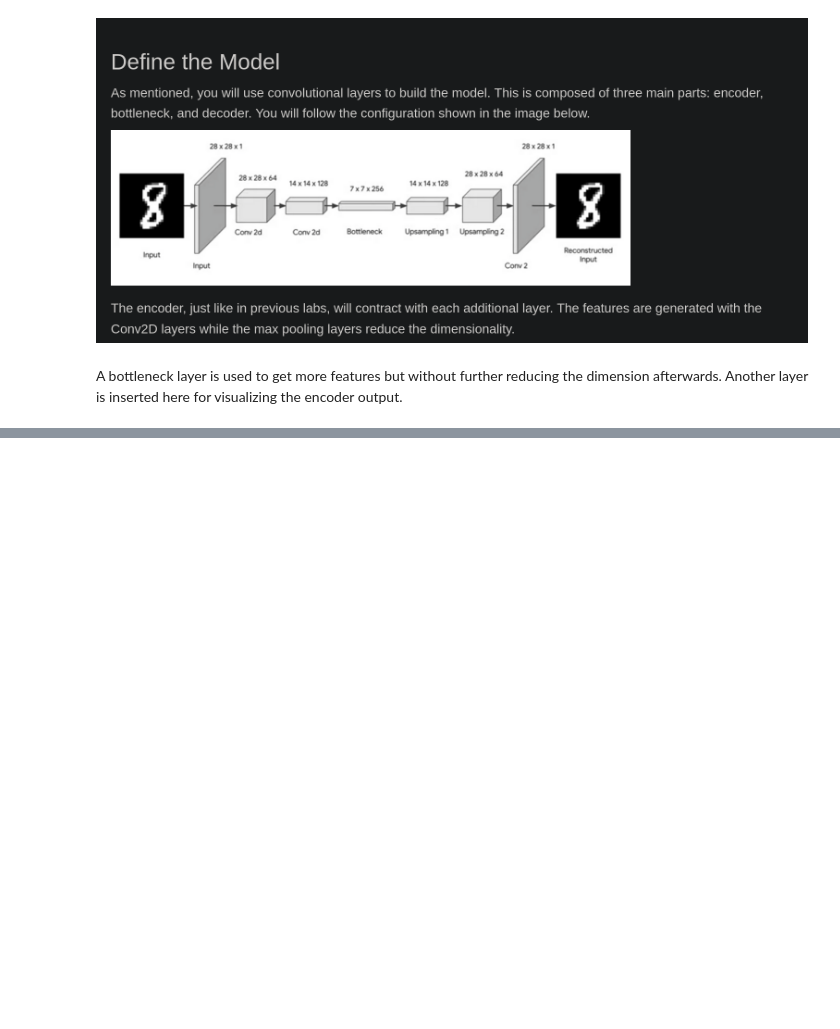
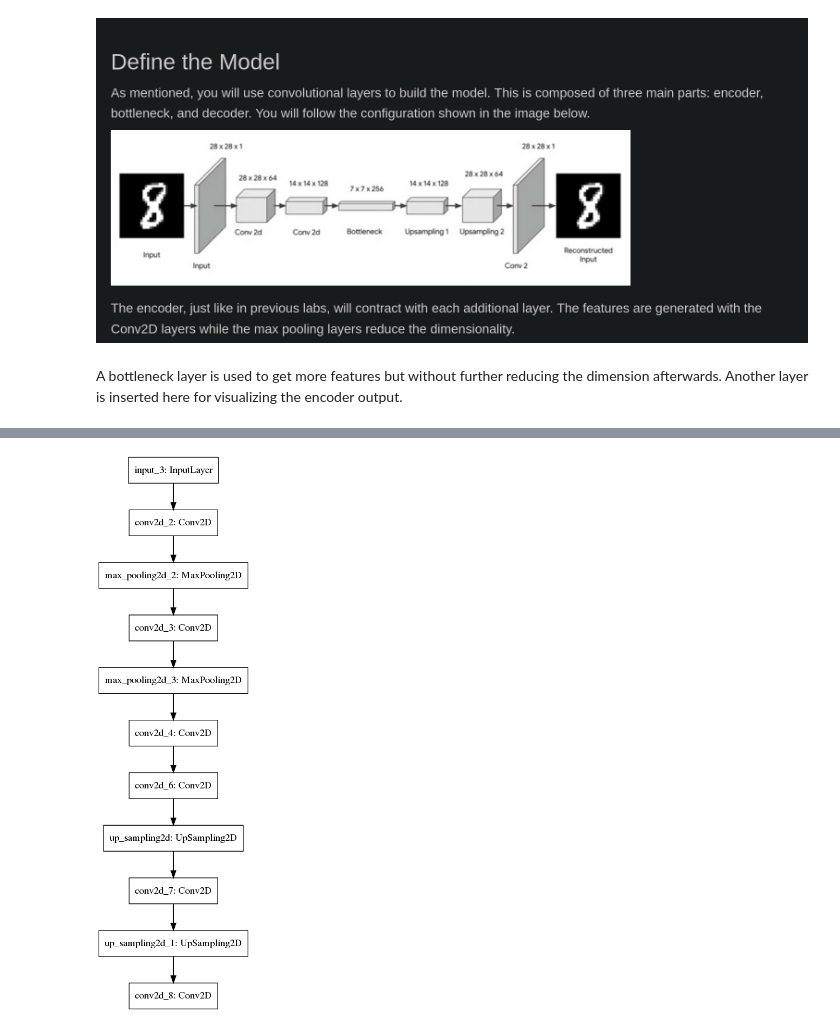
Before and after one commit to brilliant-ember/Machine_learning_notes, a Jupyter notebook: advanced_TF_specialization/course4_generative-deep-learning/c4-labs/wk2-lab4-conv-autoencoders.ipynb, the cells around one changed output, grey strips where cells are left out. Saved outputs shown, nothing was run; the diff lists cells and outputs as text; code cells hidden in the pictures; blank space fills up the shorter version.

```diff
--- a/advanced_TF_specialization/course4_generative-deep-learning/c4-labs/wk2-lab4-conv-autoencoders.ipynb
+++ b/advanced_TF_specialization/course4_generative-deep-learning/c4-labs/wk2-lab4-conv-autoencoders.ipynb
@@ -102,0 +119,4 @@ TypeError: Inputs to a layer should be tensors. Got: <keras.layers.convolutional
+# %%
+tf.keras.utils.plot_model(convolutional_model)
+# %% [output]
+[figure, added]
```
Also changed, not shown: parts of 4 cells of this notebook, 6 other files.
